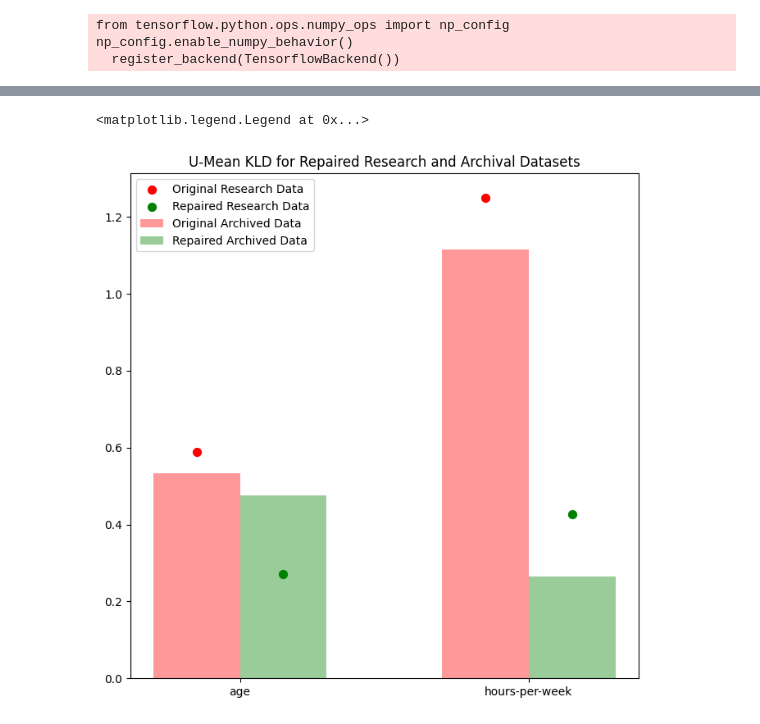
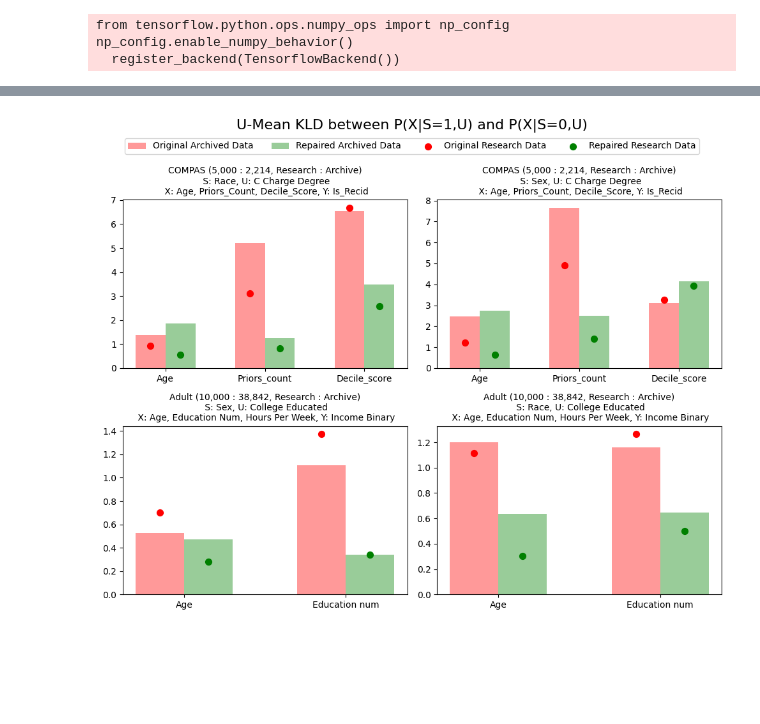
Before and after one commit to Langbridge/AIF360, a Jupyter notebook: examples/demo_distributional_repair.ipynb, the cells around one changed output, grey strips where cells are left out. Saved outputs shown, nothing was run; the diff lists cells and outputs as text; code cells hidden in the pictures; blank space fills up the shorter version.

Commit message:
Added additional demo code to show how it can be applied to multiple datasets, and the impact of research data size on the performance of the repair model.

```diff
--- a/examples/demo_distributional_repair.ipynb
+++ b/examples/demo_distributional_repair.ipynb
@@ -148,21 +130,0 @@ Archival Dataset:
-# %%
-
-fig, ax = plt.subplots(figsize=(8, 8))
-bar_width = 0.3
-
-original_color = 'red'
-repaired_color = 'green'
-
-original_bars = ax.bar(x=pos - bar_width/2, height=np.mean(kld_x_A, axis=1, where=~(np.isinf(kld_x_A))), width=bar_width, alpha=0.4, color=original_color, label='Original Archived Data')
-repaired_bars = ax.bar(x=pos + bar_width/2, height=np.mean(kld_x_tilde_A, axis=1, where=~(np.isinf(kld_x_tilde_A))), width=bar_width, alpha=0.4, color=repaired_color, label='Repaired Archived Data')
-
-ax.scatter(x=pos - bar_width/2, y=np.mean(kld_x_R, axis=1, where=~(np.isinf(kld_x_R))), color=original_color, marker='o', s=50, label='Original Research Data')
-ax.scatter(x=pos + bar_width/2, y=np.mean(kld_x_tilde_R, axis=1, where=~(np.isinf(kld_x_tilde_R))), color=repaired_color, marker='o', s=50, label='Repaired Research Data')
-
-ax.set_xticks(pos)
-ax.set_xticklabels(feats)
-ax.set_title('U-Mean KLD for Repaired Research and Archival Datasets')
-ax.legend()
-# %% [output]
-<matplotlib.legend.Legend at 0x...>
-[figure, removed]
@@ -168,0 +233,37 @@ ax.legend()
+# %%
+fig, axs = plt.subplots(nrows=(len(dataset_tests) + 1) // 2, ncols=2, figsize=(10, 4*((len(dataset_tests) + 1) // 2)))
+axs = axs.flatten()  # Flatten the axs array for easier indexing
+
+handles = []  # Create empty handles list for the legend
+for i, t in enumerate(dataset_tests):
+    ax = axs[i]
+    bar_width = 0.3
+    original_color = 'red'
+    repaired_color = 'green'
+    kld_x_A_mean = np.mean(t['results']['kld_x_A'], axis=0)[:, 0]
+    kld_x_tilde_A_mean = np.mean(t['results']['kld_x_tilde_A'], axis=0)[:, 0]
+    kld_x_R_mean = np.mean(t['results']['kld_x_R'], axis=0)[:, 0]
+    kld_x_tilde_R_mean = np.mean(t['results']['kld_x_tilde_R'], axis=0)[:, 0]
+    pos = np.arange(len(kld_x_A_mean))
+    original_bars = ax.bar(x=pos - bar_width/2, height=kld_x_A_mean, width=bar_width, alpha=0.4, color=original_color)
+    repaired_bars = ax.bar(x=pos + bar_width/2, height=kld_x_tilde_A_mean, width=bar_width, alpha=0.4, color=repaired_color)
+    original_scatter = ax.scatter(x=pos - bar_width/2, y=kld_x_R_mean, color=original_color, marker='o', s=50)
+    repaired_scatter = ax.scatter(x=pos + bar_width/2, y=kld_x_tilde_R_mean, color=repaired_color, marker='o', s=50)
+    x_labels = [x.replace('-', ' ').capitalize() for x in t['x']]
+    ax.set_xticks(pos)
+    ax.set_xticklabels(x_labels[:len(pos)])  # Slice the labels to match the number of tick locations
+    ax.set_title(f"{t['dataset_name']} ({t['n_R']:,} : {t['n_A']:,}, Research : Archive)\n S: {t['s'].title()}, U: {t['u'].replace('_', ' ').title()}\n X: {', '.join([x.replace('-', ' ').title() for x in t['x'] if x])}, Y: {t['y'].replace(' ', ' ').title()}",fontsize=10)
+
+    if i == 0:
+        handles.extend([original_bars, repaired_bars, original_scatter, repaired_scatter])
+        labels = ['Original Archived Data', 'Repaired Archived Data', 'Original Research Data', 'Repaired Research Data']
+
+# Remove any unused subplots
+for j in range(i+1, len(axs)):
+    fig.delaxes(axs[j])
+
+fig.legend(handles, labels, loc='upper center', bbox_to_anchor=(0.5, 0.95), ncol=4)
+fig.suptitle("U-Mean KLD between P(X|S=1,U) and P(X|S=0,U)", fontsize=16)
+plt.tight_layout(rect=[0, 0, 1, 0.95])
+# %% [output]
+[figure, added]
```
Also changed, not shown: parts of 13 cells of this notebook.
